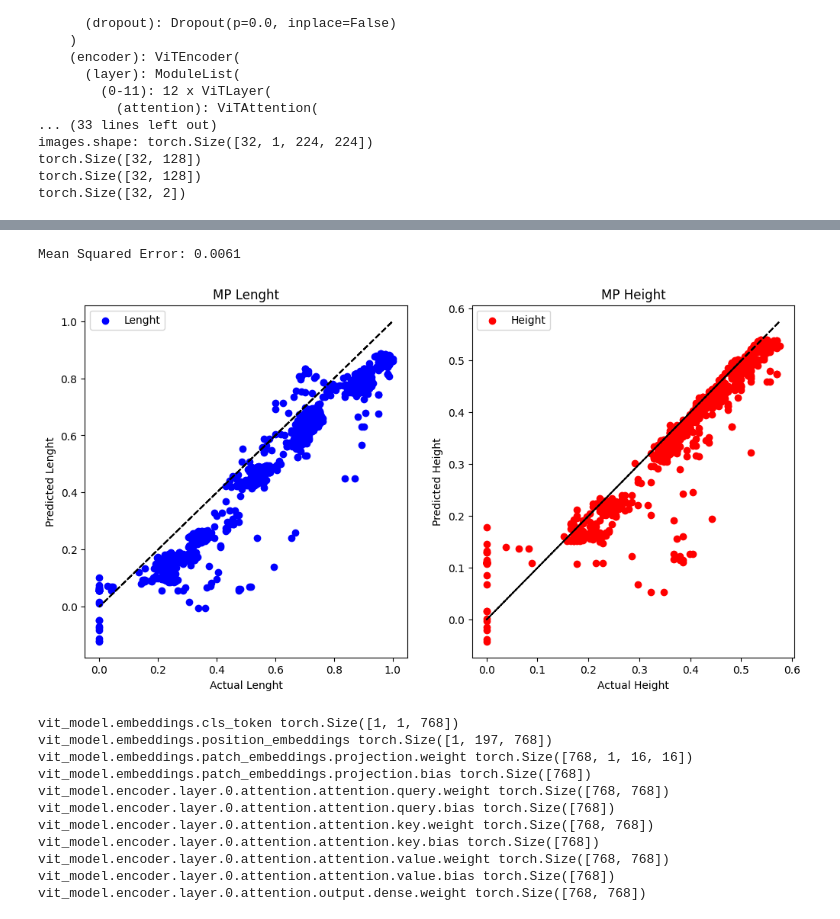
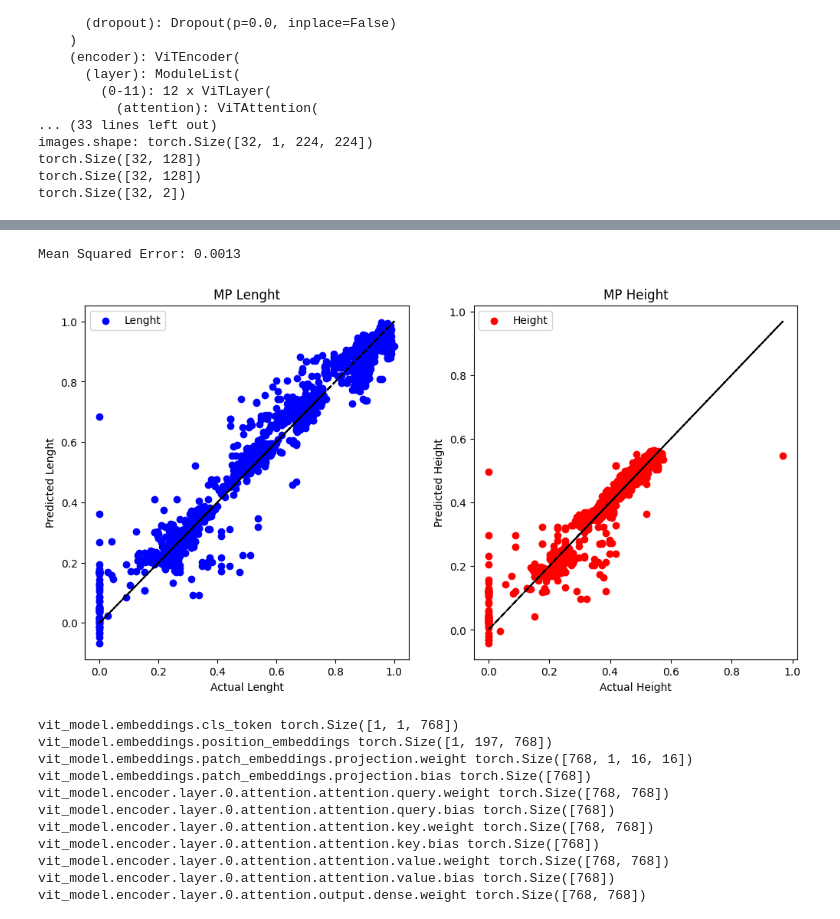
Before and after one commit to jpsousaUP/SSL_Project_1, a Jupyter notebook: notebooks/Pytorch/Supcon_ViT_1ch_2.ipynb, the cells around one changed output, grey strips where cells are left out. Drawn from its saved outputs; the diff is of its cells as text; code cells hidden in the pictures.

```diff
--- a/notebooks/Pytorch/Supcon_ViT_1ch_2.ipynb
+++ b/notebooks/Pytorch/Supcon_ViT_1ch_2.ipynb
@@ -424,42 +438,42 @@ with torch.no_grad():
     for batch in tqdm(test_dataloader, desc='Validation'):
         images, labels = batch # Move data to GPU
         outputs = custom_model(images)
-        predicted_labels.append(outputs.cpu())  # Move predictions to CPU
-        actual_labels.append(labels.cpu())  # Move actual labels to CPU
+        predicted_labels.append(outputs[2].cpu())  # Move predictions to CPU
+        actual_labels.append(labels[:, 2:4].cpu())  # Move actual labels to CPU
 
 # Concatenate the lists to obtain the predicted and actual labels
 predicted_labels = torch.cat(predicted_labels)
 actual_labels = torch.cat(actual_labels)
 
 # Calculate the mean squared error
 mse = nn.MSELoss()
 loss = mse(predicted_labels, actual_labels)
 print(f"Mean Squared Error: {loss.item():.4f}")
 
 # Plot the predicted and actual labels
 plt.figure(figsize=(12, 6))
 
 plt.subplot(1, 2, 1)
 plt.scatter(actual_labels[:, 0], predicted_labels[:, 0], label='Lenght', color='blue')
 plt.plot(actual_labels[:, 0], actual_labels[:, 0], color='black', linestyle='--')  # Identity line
 plt.xlabel('Actual Lenght')
 plt.ylabel('Predicted Lenght')
 plt.title('MP Lenght')
 plt.legend()
 
 plt.subplot(1, 2, 2)
 plt.scatter(actual_labels[:, 1], predicted_labels[:, 1], label='Height', color='red')
 plt.plot(actual_labels[:, 1], actual_labels[:, 1], color='black', linestyle='--')  # Identity line
 plt.xlabel('Actual Height')
 plt.ylabel('Predicted Height')
 plt.title('MP Height')
 plt.legend()
 
 #plt.tight_layout()
 plt.show()
 # %% [output]
-Mean Squared Error: 0.0061
+Mean Squared Error: 0.0013
-[figure, old version]
+[figure, new version]
 # %%
 # print layer names
 for name, param in custom_model.named_parameters():
```
Also changed, not shown: parts of 2 cells of this notebook.
